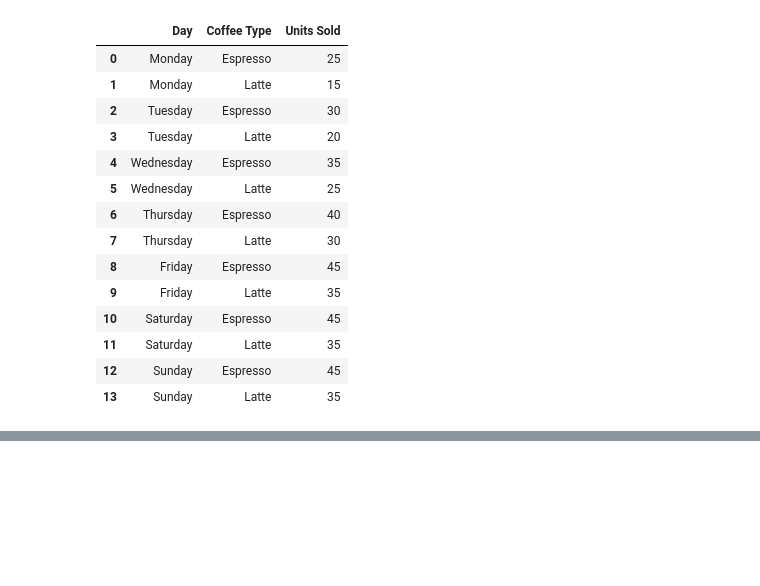
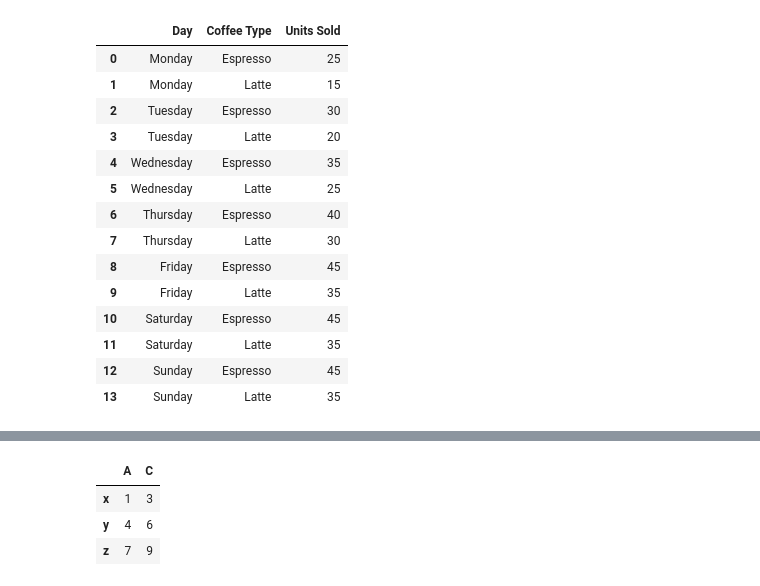
Before and after one commit to omkarpattnaik8080/MachineLearningAll, a Jupyter notebook: Pandas.ipynb, the cells around one changed output, grey strips where cells are left out. Drawn from its saved outputs; the diff is of its cells as text; code cells hidden in the pictures; blank space fills up the shorter version.

```diff
--- a/Pandas.ipynb
+++ b/Pandas.ipynb
@@ -109,0 +108,7 @@ df.sample(5)
+# %%
+df.iloc[0:3,[0,2]]
+# %% [output]
+|  | A | C |
+| x | 1 | 3 |
+| y | 4 | 6 |
+| z | 7 | 9 |
```
Also changed, not shown: parts of 10 cells of this notebook.
